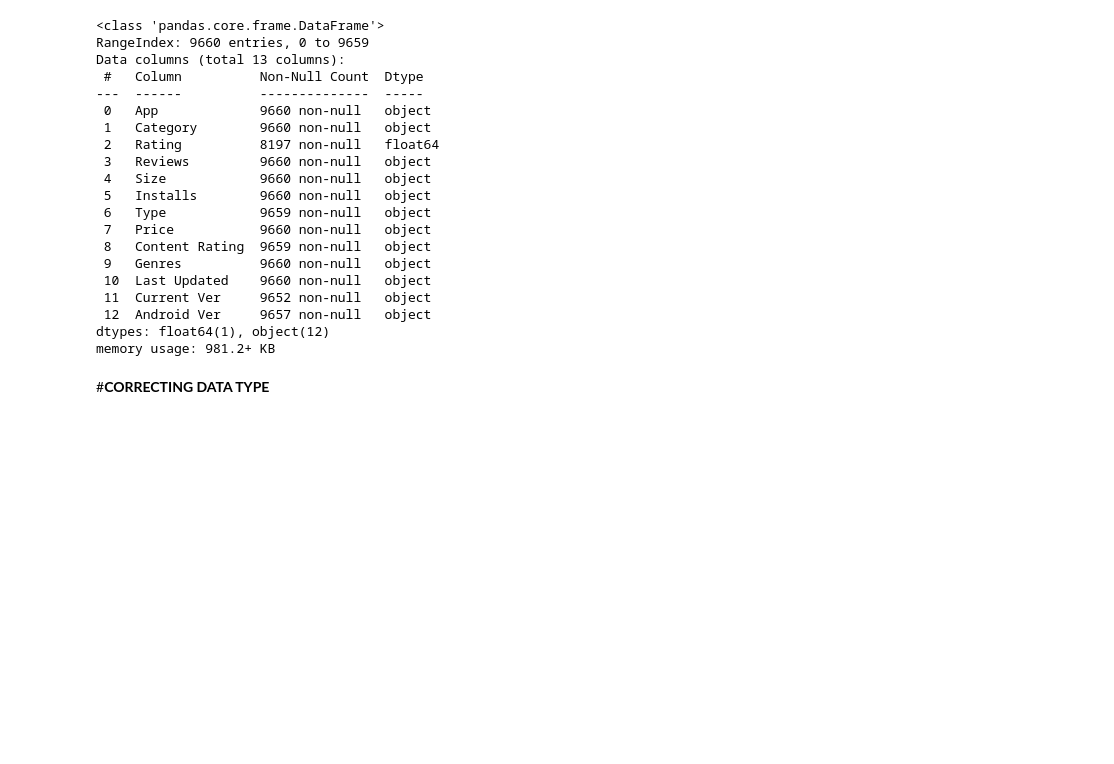
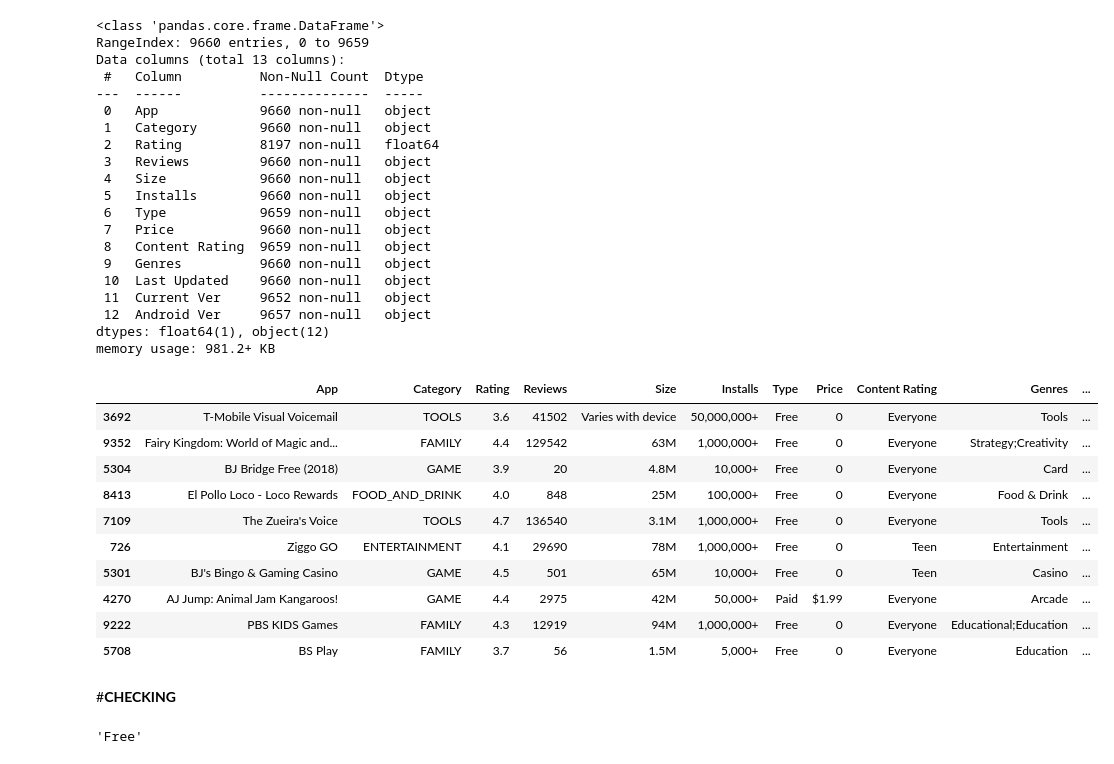
Before and after one commit to RishikaVerma21/Play-Store-Review-Analysis, a Jupyter notebook: Play_store_analysis_and_sentiment_analysis.ipynb, the cells around one changed output. Cells and saved outputs as stored; diff of their text form; code cells hidden in the pictures; blank space fills up the shorter version.

```diff
--- a/Play_store_analysis_and_sentiment_analysis.ipynb
+++ b/Play_store_analysis_and_sentiment_analysis.ipynb
@@ -201,5 +203,38 @@ Data columns (total 13 columns):
  12  Android Ver     9657 non-null   object
 dtypes: float64(1), object(12)
 memory usage: 981.2+ KB
-# %% [markdown]
-#**CORRECTING DATA TYPE**
+# %%
+# This code will give first 10 rows of the data set
+play_store_df.sample(10)
+# %% [output]
+|  | App | Category | Rating | Reviews | Size | Installs | Type | Price | Content Rating | Genres | ... |
+| 3692 | T-Mobile Visual Voicemail | TOOLS | 3.6 | 41502 | Varies with device | 50,000,000+ | Free | 0 | Everyone | Tools | ... |
+| 9352 | Fairy Kingdom: World of Magic and... | FAMILY | 4.4 | 129542 | 63M | 1,000,000+ | Free | 0 | Everyone | Strategy;Creativity | ... |
+| 5304 | BJ Bridge Free (2018) | GAME | 3.9 | 20 | 4.8M | 10,000+ | Free | 0 | Everyone | Card | ... |
+| 8413 | El Pollo Loco - Loco Rewards | FOOD_AND_DRINK | 4.0 | 848 | 25M | 100,000+ | Free | 0 | Everyone | Food & Drink | ... |
+| 7109 | The Zueira's Voice | TOOLS | 4.7 | 136540 | 3.1M | 1,000,000+ | Free | 0 | Everyone | Tools | ... |
+| 726 | Ziggo GO | ENTERTAINMENT | 4.1 | 29690 | 78M | 1,000,000+ | Free | 0 | Teen | Entertainment | ... |
+| 5301 | BJ's Bingo & Gaming Casino | GAME | 4.5 | 501 | 65M | 10,000+ | Free | 0 | Teen | Casino | ... |
+| 4270 | AJ Jump: Animal Jam Kangaroos! | GAME | 4.4 | 2975 | 42M | 50,000+ | Paid | $1.99 | Everyone | Arcade | ... |
+| 9222 | PBS KIDS Games | FAMILY | 4.3 | 12919 | 94M | 1,000,000+ | Free | 0 | Everyone | Educational;Education | ... |
+| 5708 | BS Play | FAMILY | 3.7 | 56 | 1.5M | 5,000+ | Free | 0 | Everyone | Education | ... |
+# %% [markdown]
+#**CHECKING**
+# %%
+# Here we will replace null values with median in the rating column.
+median_val =round(play_store_df['Rating'].median(),2)
+
+#median_val
+play_store_df['Rating'].fillna(median_val,inplace=True)
+
+
+play_store_df['Current Ver'].fillna(play_store_df['Current Ver'].mode()[0],inplace=True)
+play_store_df['Android Ver'].fillna(play_store_df['Android Ver'].mode()[0],inplace=True)
+play_store_df['Content Rating'].fillna(play_store_df['Content Rating'].mode()[0],inplace = True)
+
+# Finding the mod values of column and replacing it null values.
+
+mode_val_type = play_store_df['Type'].mode()[0]
+mode_val_type
+# %% [output]
+'Free'
```
Also changed, not shown: parts of 7 cells of this notebook.
